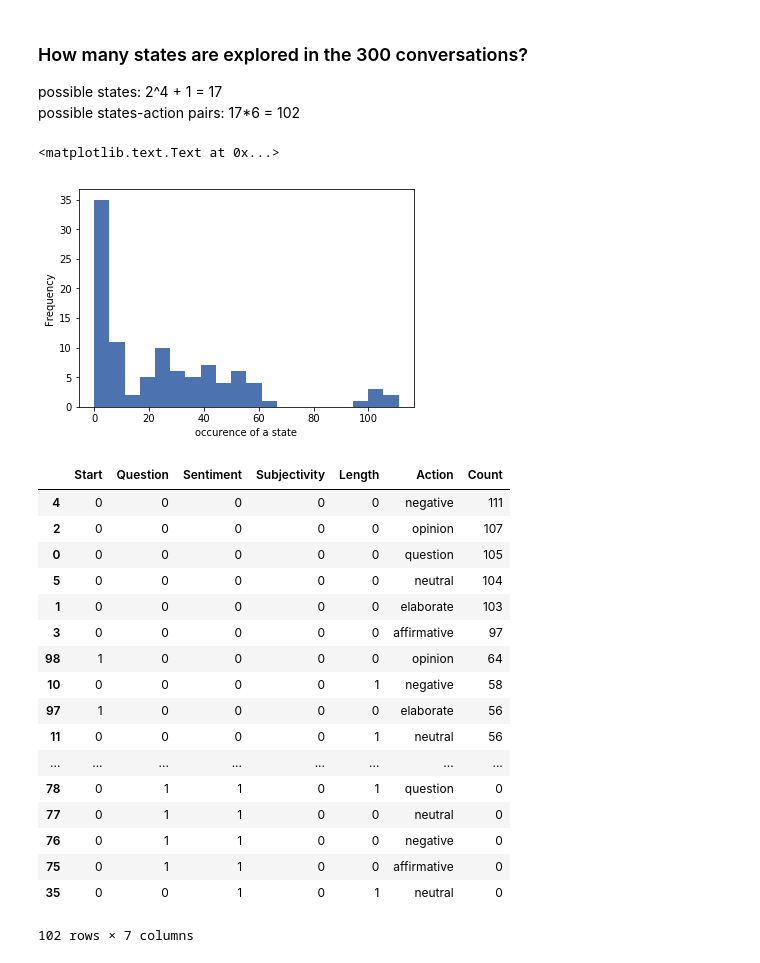
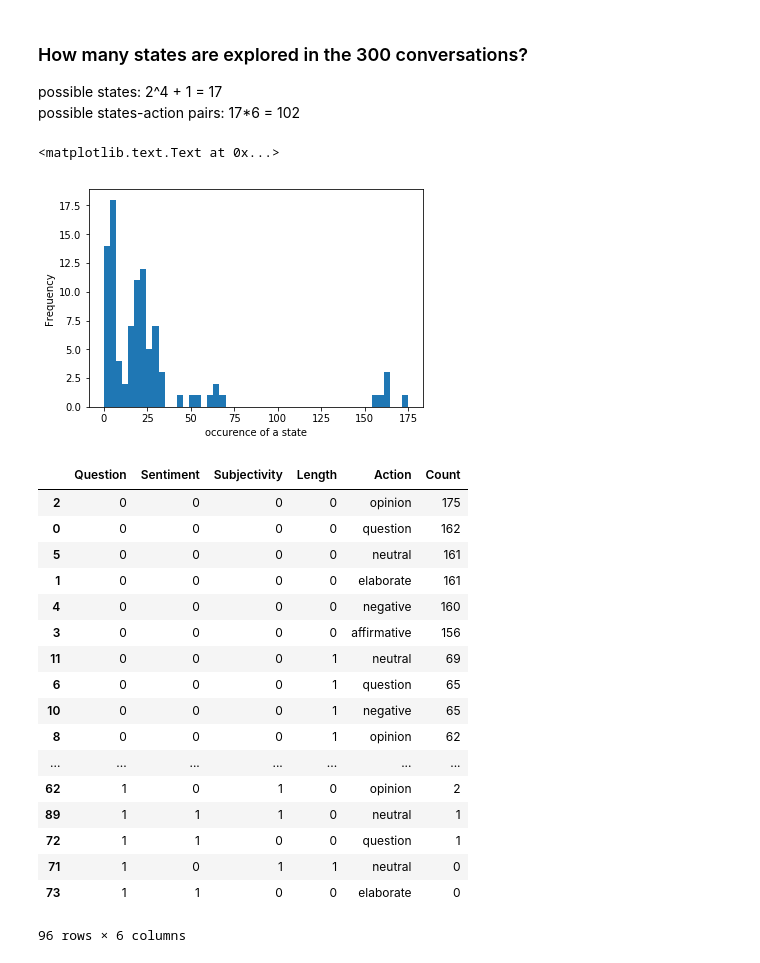
Before and after one commit to MollyZhang/Reinforcement_learning_NLP, a Jupyter notebook: molly/data_explore.ipynb, the cells around one changed output. Saved outputs shown, nothing was run; the diff lists cells and outputs as text; code cells hidden in the pictures.

Commit message:
fix subjectivityy > 0.5 bug

```diff
--- a/molly/data_explore.ipynb
+++ b/molly/data_explore.ipynb
@@ -97,49 +97,46 @@ possible states-action pairs: 17\*6 = 102
 # %%
 parsed_dialogs = pickle.load(open("../data/parsed_data.pkl", "rb"))
 actions = ['question', 'elaborate', 'opinion', 'affirmative', 'negative', 'neutral']
-columns = ["Start", "Question", "Sentiment", "Subjectivity", "Length", "Action"]
+columns = ["Question", "Sentiment", "Subjectivity", "Length", "Action"]
 # %%
 # intialize all combination of state/action pairs to count 0
 df_count = pd.DataFrame(
-    data= list(itertools.product([0],[0,1],[0,1],[0,1],[0,1], actions)), columns=columns)
-df_count = df_count.append(pd.DataFrame(data=list(itertools.product([1],[0],[0],[0],[0],actions)),
-    columns=columns), ignore_index=True)
+    data= list(itertools.product(["0","1"],["0","1"],["0","1"],["0","1"], actions)), columns=columns)
 df_count["Count"] = [0] * len(df_count.index)
 
 # count state/action pair occurence
 for filename, df_states in parsed_dialogs.items():
     for index, row in df_states.iterrows():
-        r_index = df_count[(df_count.Start==row.Start)&
-                           (df_count.Question==row.Question)&
+        r_index = df_count[(df_count.Question==row.Question)&
                            (df_count.Sentiment==row.Sentiment)&
                            (df_count.Subjectivity==row.Subjectivity)&
                            (df_count.Length==row.Length)&
                            (df_count.Action==row.Action)].index
         df_count.set_value(r_index, "Count", df_count.loc[r_index]["Count"]+1)
 # %%
-df_count["Count"].plot(kind="hist",bins=20)
+df_count["Count"].plot(kind="hist",bins=50)
 plt.xlabel("occurence of a state")
 # %% [output]
 <matplotlib.text.Text at 0x...>
-[figure, old version]
+[figure, new version]
 # %%
 df_count.sort_values(by="Count", ascending=False)
 # %% [output]
-|  | Start | Question | Sentiment | Subjectivity | Length | Action | Count |
-| 4 | 0 | 0 | 0 | 0 | 0 | negative | 111 |
-| 2 | 0 | 0 | 0 | 0 | 0 | opinion | 107 |
-| 0 | 0 | 0 | 0 | 0 | 0 | question | 105 |
-| 5 | 0 | 0 | 0 | 0 | 0 | neutral | 104 |
-| 1 | 0 | 0 | 0 | 0 | 0 | elaborate | 103 |
-| 3 | 0 | 0 | 0 | 0 | 0 | affirmative | 97 |
-| 98 | 1 | 0 | 0 | 0 | 0 | opinion | 64 |
-| 10 | 0 | 0 | 0 | 0 | 1 | negative | 58 |
-| 97 | 1 | 0 | 0 | 0 | 0 | elaborate | 56 |
-| 11 | 0 | 0 | 0 | 0 | 1 | neutral | 56 |
-| ... | ... | ... | ... | ... | ... | ... | ... |
-| 78 | 0 | 1 | 1 | 0 | 1 | question | 0 |
-| 77 | 0 | 1 | 1 | 0 | 0 | neutral | 0 |
-| 76 | 0 | 1 | 1 | 0 | 0 | negative | 0 |
-| 75 | 0 | 1 | 1 | 0 | 0 | affirmative | 0 |
-| 35 | 0 | 0 | 1 | 0 | 1 | neutral | 0 |
+|  | Question | Sentiment | Subjectivity | Length | Action | Count |
+| 2 | 0 | 0 | 0 | 0 | opinion | 175 |
+| 0 | 0 | 0 | 0 | 0 | question | 162 |
+| 5 | 0 | 0 | 0 | 0 | neutral | 161 |
+| 1 | 0 | 0 | 0 | 0 | elaborate | 161 |
+| 4 | 0 | 0 | 0 | 0 | negative | 160 |
+| 3 | 0 | 0 | 0 | 0 | affirmative | 156 |
+| 11 | 0 | 0 | 0 | 1 | neutral | 69 |
+| 6 | 0 | 0 | 0 | 1 | question | 65 |
+| 10 | 0 | 0 | 0 | 1 | negative | 65 |
+| 8 | 0 | 0 | 0 | 1 | opinion | 62 |
+| ... | ... | ... | ... | ... | ... | ... |
+| 62 | 1 | 0 | 1 | 0 | opinion | 2 |
+| 89 | 1 | 1 | 1 | 0 | neutral | 1 |
+| 72 | 1 | 1 | 0 | 0 | question | 1 |
+| 71 | 1 | 0 | 1 | 1 | neutral | 0 |
+| 73 | 1 | 1 | 0 | 0 | elaborate | 0 |
-102 rows × 7 columns
+96 rows × 6 columns
```
Also changed, not shown: 2 other files.
